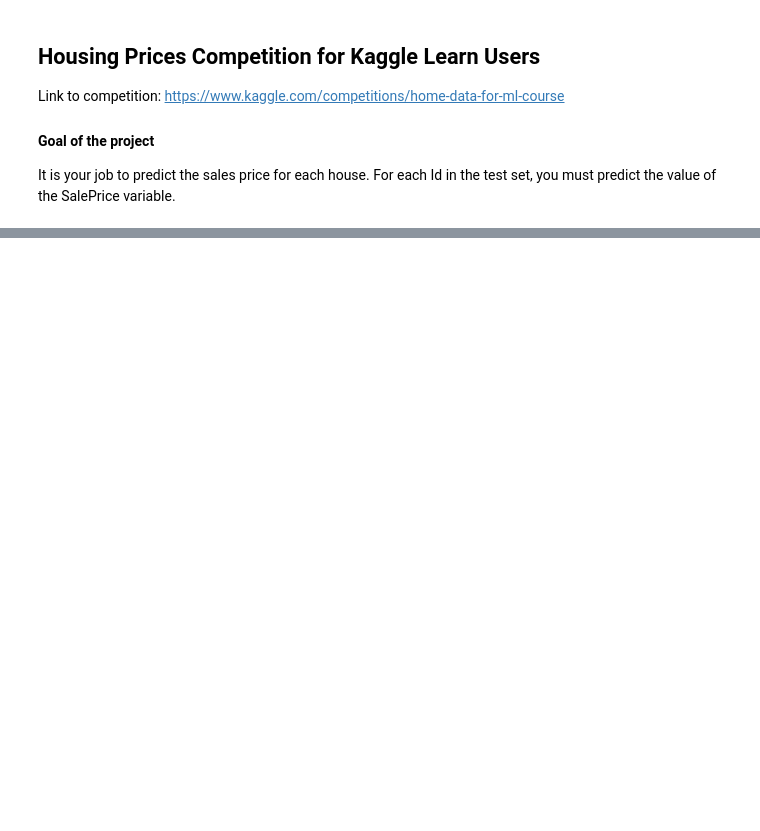
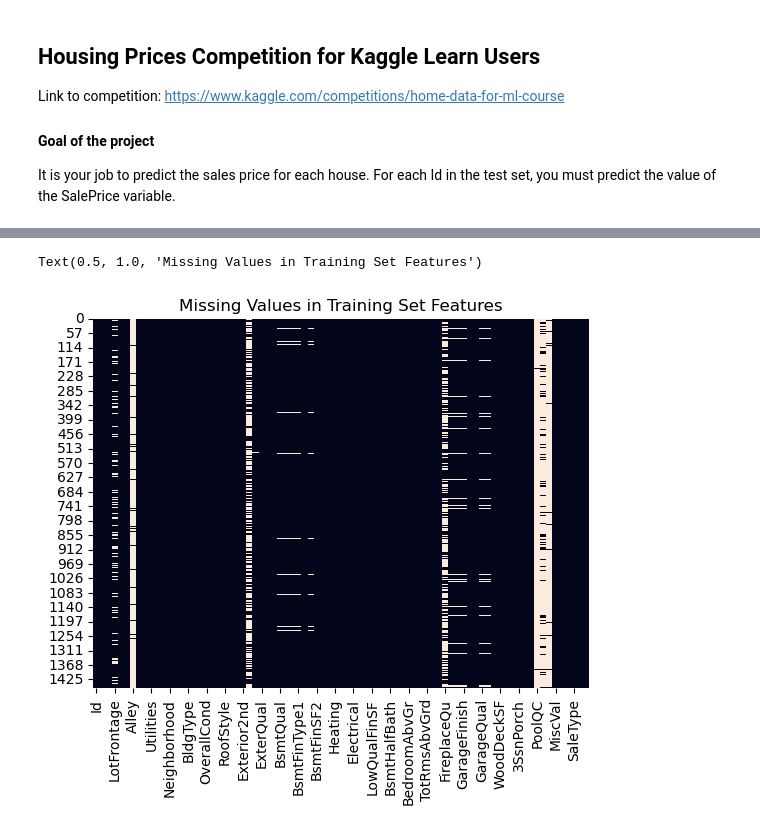
Before and after one commit to RahfayS/Housing_prices_kaggle_competiton, a Jupyter notebook: Housing_prices_final.ipynb, the cells around one changed output, grey strips where cells are left out. Saved outputs shown, nothing was run; the diff lists cells and outputs as text; code cells hidden in the pictures; blank space fills up the shorter version.

Commit message:
Add datasets to DataFrames and clean missing values

```diff
--- a/Housing_prices_final.ipynb
+++ b/Housing_prices_final.ipynb
@@ -32,0 +32,3 @@ error: failed to push some refs to 'https://github.com/RahfayS/Housing_prices_ka
+# %%
+train = pd.read_csv('train.csv')
+test = pd.read_csv('test.csv')
@@ -32,0 +150,6 @@ error: failed to push some refs to 'https://github.com/RahfayS/Housing_prices_ka
+# %%
+sns.heatmap(train.isna(),cbar = False)
+plt.title('Missing Values in Training Set Features')
+# %% [output]
+Text(0.5, 1.0, 'Missing Values in Training Set Features')
+[figure, added]
```
Also changed, not shown: parts of 30 cells of this notebook.
